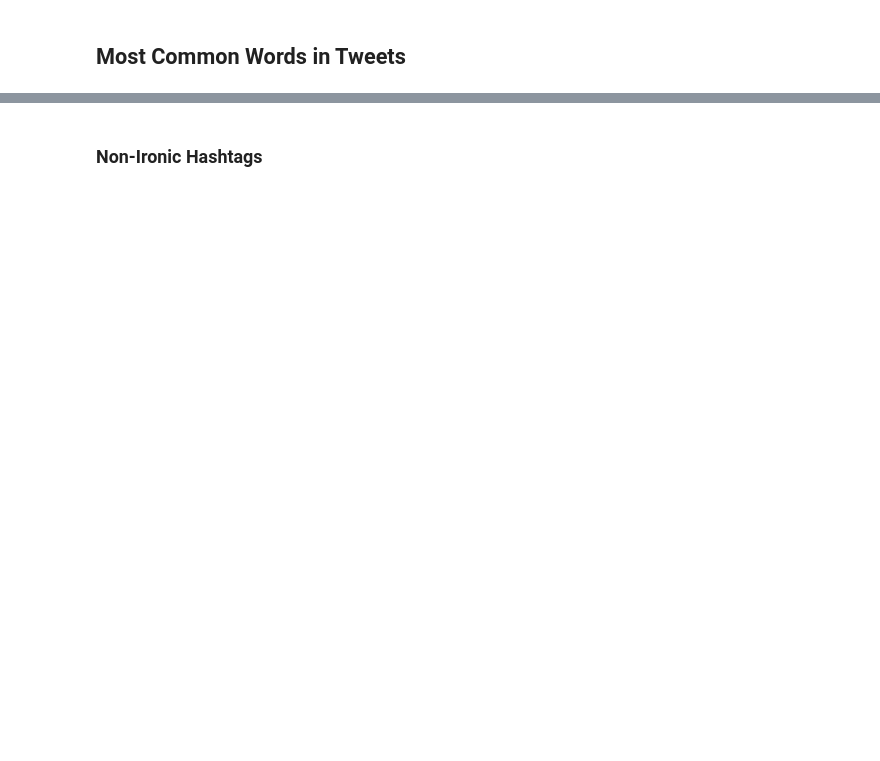
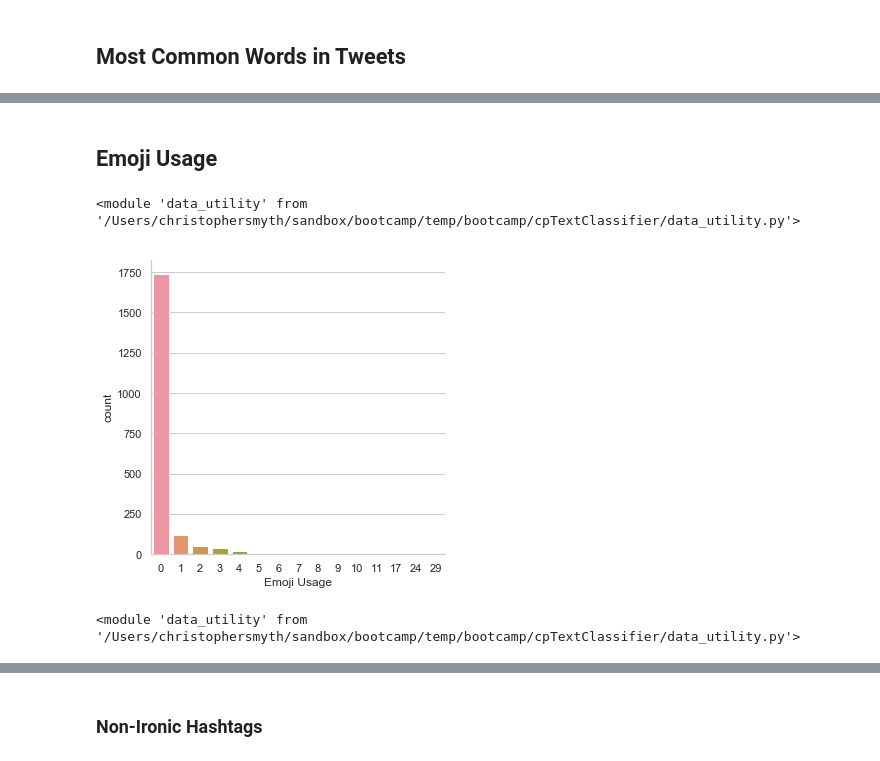
Before and after one commit to csmyth76/Detecting-Sarcasm-on-Twitter, a Jupyter notebook: semanticRel.ipynb, the cells around one changed output, grey strips where cells are left out. Drawn from its saved outputs; the diff is of its cells as text; code cells hidden in the pictures; blank space fills up the shorter version.

```diff
--- a/semanticRel.ipynb
+++ b/semanticRel.ipynb
@@ -481,0 +186,2 @@ for i in range(len(tokenized_tweet)):
+# %%
+clean_tracking['tags_removed'] = du.remove_tags_from_processed_text(clean_tracking['text_processor'])
@@ -481,0 +190,2 @@ for i in range(len(tokenized_tweet)):
+# %%
+clean_tracking['remove_punc_num_spch'] = clean_tracking['tags_removed'].apply(du.clean_tweet)
@@ -620,0 +224,20 @@ def sentences_to_sorted_hashtags(sentence_list, drop_words=None):
+# %% [markdown]
+## Emoji Usage
+# %%
+import importlib
+import data_utility as du
+importlib.reload(du)
+# %% [output]
+<module 'data_utility' from '/Users/christophersmyth/sandbox/bootcamp/temp/bootcamp/cpTextClassifier/data_utility.py'>
+# %%
+emoji_usage_count = du.get_emoji_usage_count(clean_tracking['original'])
+du.counts_to_graph('Emoji Usage', emoji_usage_count)
+# %% [output]
+[figure, added]
+# %%
+
+import importlib
+import data_utility as du
+importlib.reload(du)
+# %% [output]
+<module 'data_utility' from '/Users/christophersmyth/sandbox/bootcamp/temp/bootcamp/cpTextClassifier/data_utility.py'>
```
Also changed, not shown: parts of 269 cells of this notebook, 1 other file.
